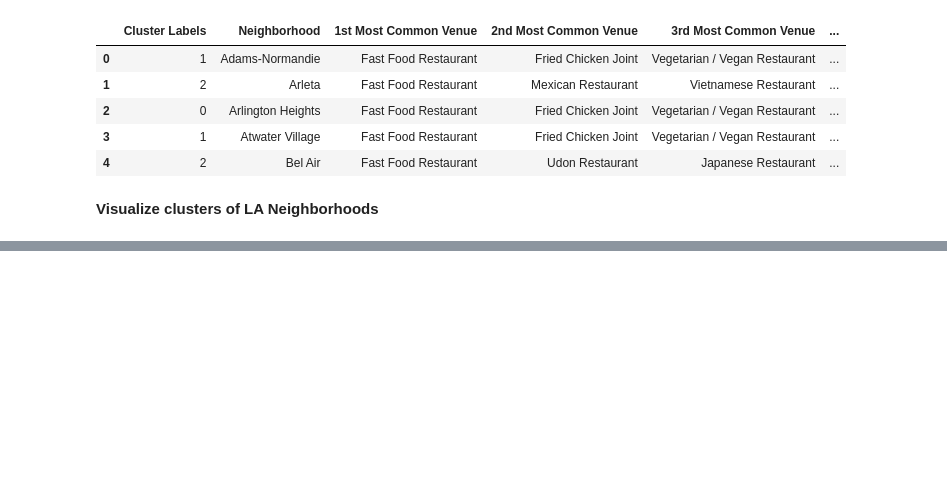
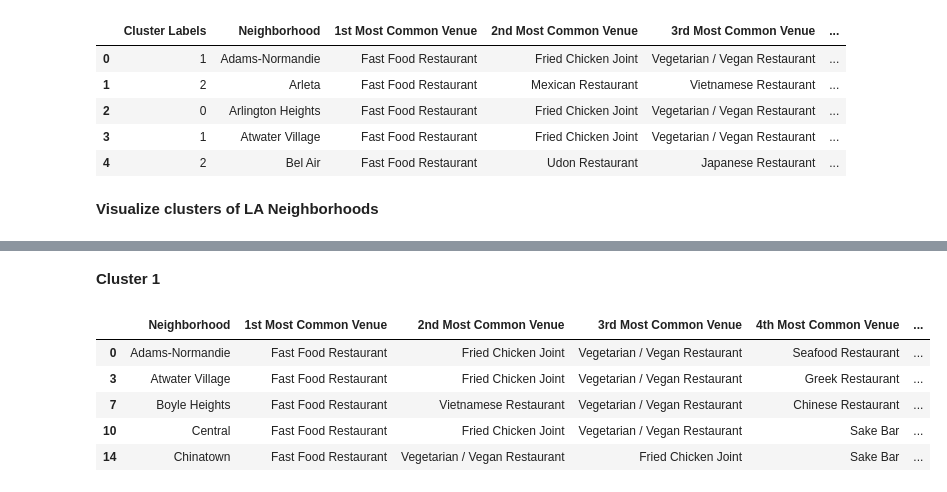
Before and after one commit to ashish-vemula/ibm-coursera-capstone-project, a Jupyter notebook: exploring-la-cuisines.ipynb, the cells around one changed output, grey strips where cells are left out. Drawn from its saved outputs; the diff is of its cells as text; code cells hidden in the pictures; blank space fills up the shorter version.

```diff
--- a/exploring-la-cuisines.ipynb
+++ b/exploring-la-cuisines.ipynb
@@ -654,0 +695,12 @@ map_clusters
+# %% [markdown]
+<b>Cluster 1</b>
+# %%
+cluster_1 = la_final_df.loc[la_final_df['Cluster Labels'] == 1, la_final_df.columns[1:13]]
+cluster_1.head(5)
+# %% [output]
+|  | Neighborhood | 1st Most Common Venue | 2nd Most Common Venue | 3rd Most Common Venue | 4th Most Common Venue | ... |
+| 0 | Adams-Normandie | Fast Food Restaurant | Fried Chicken Joint | Vegetarian / Vegan Restaurant | Seafood Restaurant | ... |
+| 3 | Atwater Village | Fast Food Restaurant | Fried Chicken Joint | Vegetarian / Vegan Restaurant | Greek Restaurant | ... |
+| 7 | Boyle Heights | Fast Food Restaurant | Vietnamese Restaurant | Vegetarian / Vegan Restaurant | Chinese Restaurant | ... |
+| 10 | Central | Fast Food Restaurant | Fried Chicken Joint | Vegetarian / Vegan Restaurant | Sake Bar | ... |
+| 14 | Chinatown | Fast Food Restaurant | Vegetarian / Vegan Restaurant | Fried Chicken Joint | Sake Bar | ... |
```
Also changed, not shown: parts of 17 cells of this notebook.
